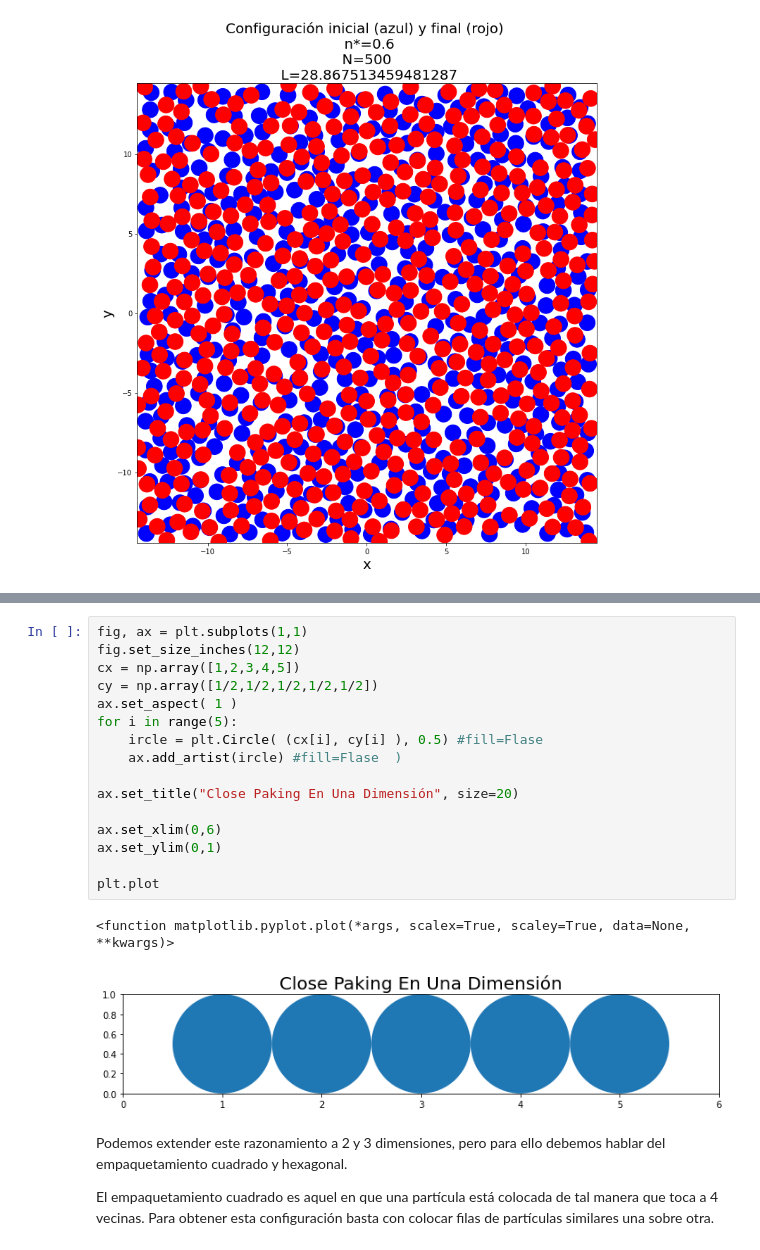
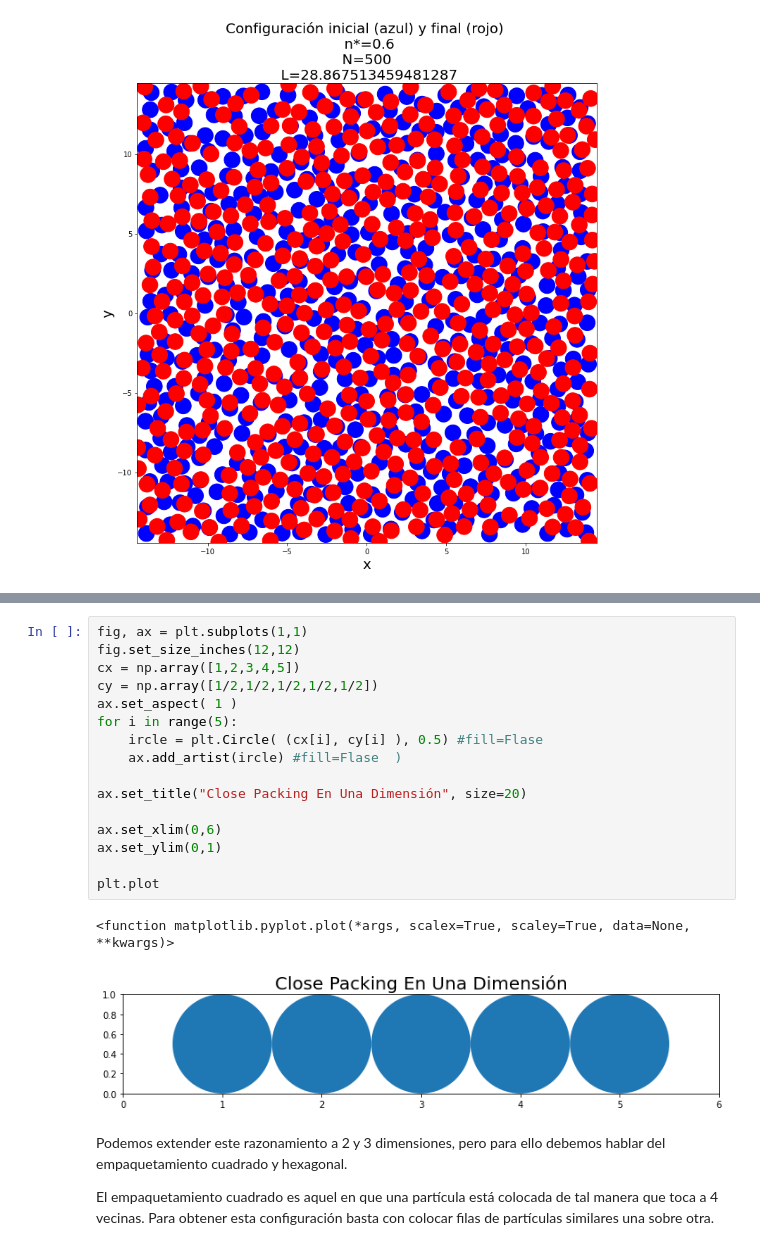
Before and after one commit to FidelNavarro/Desarrollo-Experimental-2, a Jupyter notebook: Tarea 3/Tarea3_FidelN.ipynb, the cells around one changed output, grey strips where cells are left out. Saved outputs shown, nothing was run; the diff lists cells and outputs as text.

```diff
--- a/Tarea 3/Tarea3_FidelN.ipynb
+++ b/Tarea 3/Tarea3_FidelN.ipynb
@@ -127,22 +127,22 @@ En una dimensión podemos ver el close packing como una cadena de partículas or
 # %%
 fig, ax = plt.subplots(1,1)
 fig.set_size_inches(12,12)
 cx = np.array([1,2,3,4,5])
 cy = np.array([1/2,1/2,1/2,1/2,1/2])
 ax.set_aspect( 1 )
 for i in range(5):
     ircle = plt.Circle( (cx[i], cy[i] ), 0.5) #fill=Flase
     ax.add_artist(ircle) #fill=Flase  )
 
-ax.set_title("Close Paking En Una Dimensión", size=20)
+ax.set_title("Close Packing En Una Dimensión", size=20)
 
 ax.set_xlim(0,6)
 ax.set_ylim(0,1)
 
 plt.plot
 # %% [output]
 <function matplotlib.pyplot.plot(*args, scalex=True, scaley=True, data=None, **kwargs)>
-[figure, old version]
+[figure, new version]
 # %% [markdown]
 Podemos extender este razonamiento a 2 y 3 dimensiones, pero para ello debemos hablar del empaquetamiento cuadrado y hexagonal.
 
```
Also changed, not shown: parts of 3 cells of this notebook.
